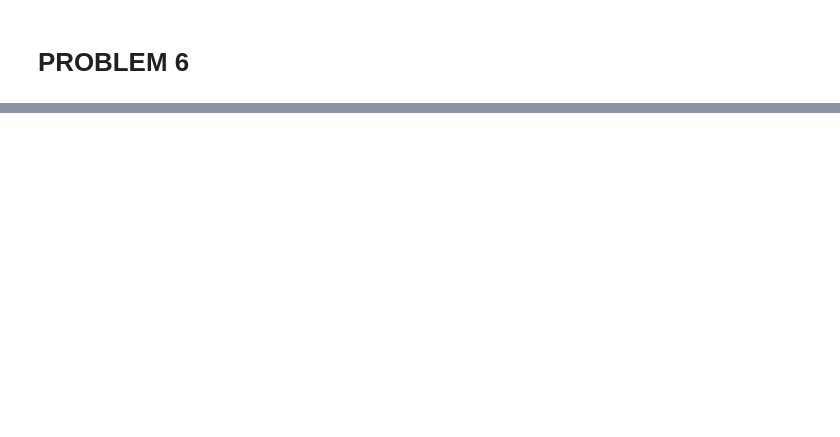
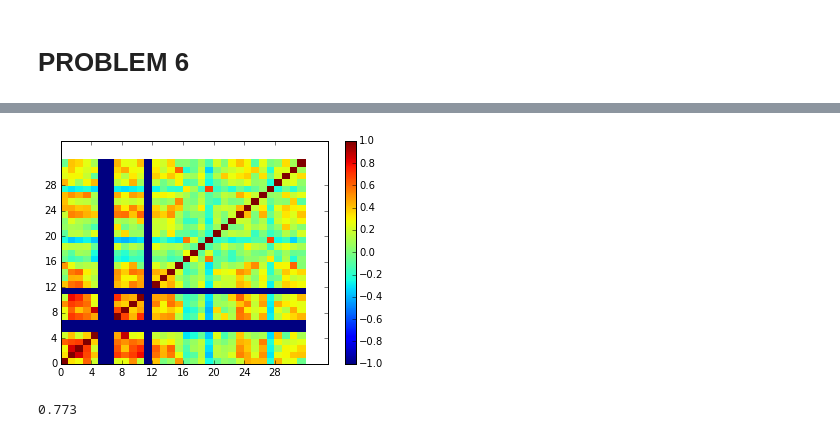
Before and after one commit to dantetam/tensorflowtest, a Jupyter notebook: hw03/cs189_hw3_dantetam.ipynb, the cells around one changed output, grey strips where cells are left out. Saved outputs shown, nothing was run; the diff lists cells and outputs as text; code cells hidden in the pictures; blank space fills up the shorter version.

```diff
--- a/hw03/Untitled.ipynb
+++ b/hw03/cs189_hw3_dantetam.ipynb
@@ -370,0 +546,15 @@ print(successes / float(len(randomIndices)))
+# %%
+from numpy import corrcoef, sum, log, arange
+from numpy.random import rand
+from pylab import pcolor, show, colorbar, xticks, yticks
+
+# plotting the correlation matrix
+R = corrcoef(spamCovs[0])
+pcolor(R)
+colorbar()
+plt.clim(-1,1)
+yticks(arange(0,32,4),range(0,32,4))
+xticks(arange(0,32,4),range(0,32,4))
+show()
+# %% [output]
+[figure, added]
@@ -370,0 +581,37 @@ print(successes / float(len(randomIndices)))
+# %%
+def testSpamLdaAccuracy():
+    randomIndices = [i for i in range(0,len(spamTest["training_data"]))]
+    shuffle(randomIndices)
+    randomIndices = randomIndices[0:1000]
+
+    successes = 0.0
+    for index in randomIndices:
+        data = np.transpose(np.array([spamTest["training_data"][index][0:]]))
+        data = sklearn.preprocessing.normalize(data)
+        max_lda = 0
+        max_index = -1
+        for digit in range(2):
+            mean_c = spamMeans[digit]
+            pi_c = len(spamIndices[digit]) / len(spamTest["training_data"])
+            left = np.dot(np.transpose(mean_c), np.dot(covinv, data))
+            middle = np.dot(np.transpose(mean_c), np.dot(covinv, mean_c))
+            right = np.log(pi_c)
+            score = left - 0.5*middle + right
+            score = score[0][0]
+            if score > max_lda or max_index == -1:
+                max_index = digit
+                max_lda = score
+                #print("Set: " + str(max_index) + " " + str(max_lda))
+        #print("Data Index: " + str(index) + ", Predicted Class: " + str(max_index))
+        #print("Actual Class: " + str(mnist["trainX"][index][-1]))
+        actual_index = str(spamTest["training_labels"][0][index])
+        if (str(max_index) == str(actual_index)):
+            successes += 1
+
+    accuracy = successes / float(len(randomIndices))
+    #print(accuracy)
+    return accuracy
+
+testSpamLdaAccuracy()
+# %% [output]
+0.773
```
Also changed, not shown: parts of 24 cells of this notebook, 5 other files.
